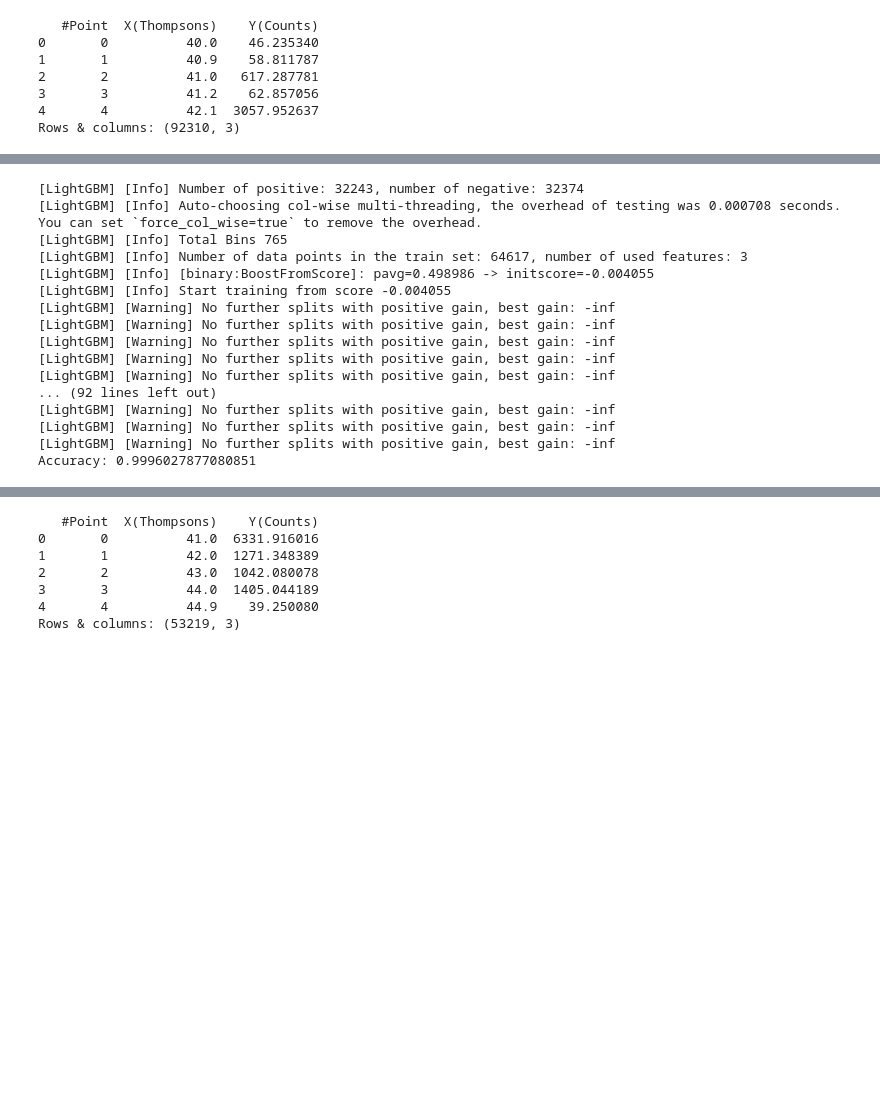
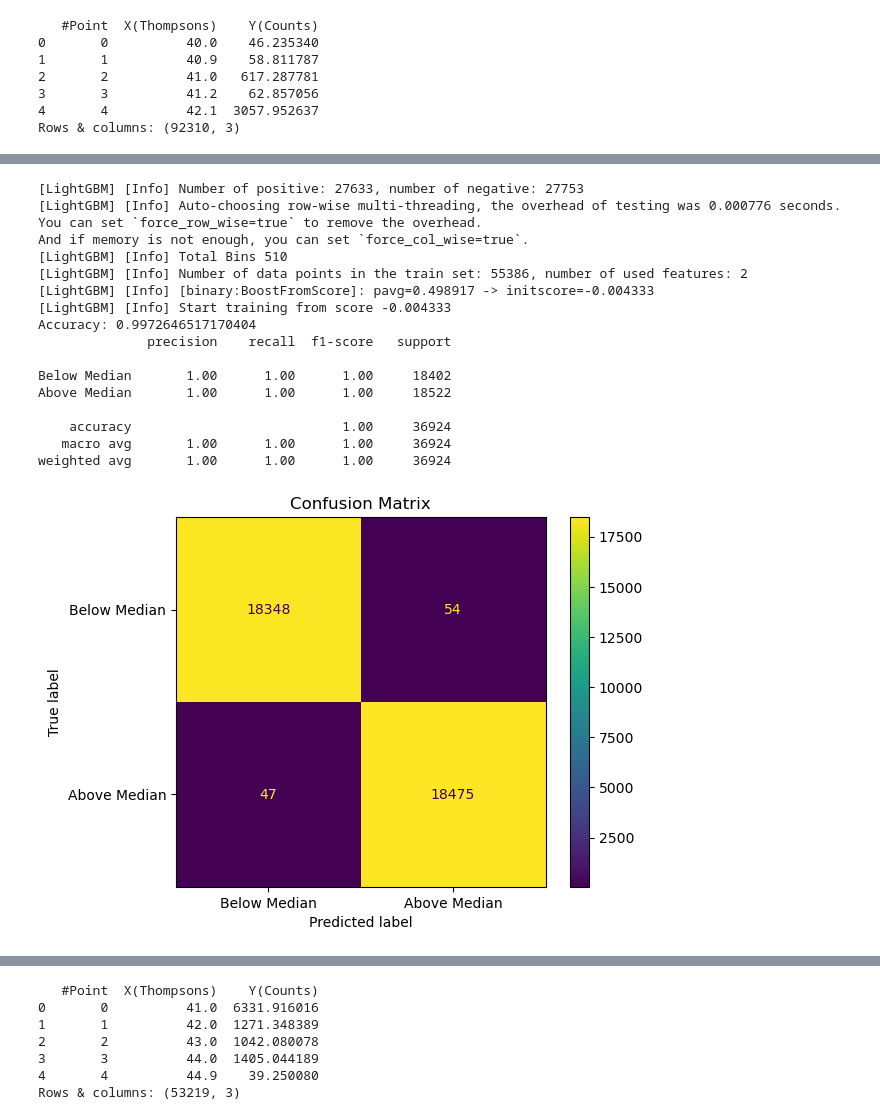
Before and after one commit to mutasim18/Mass-Sceptra-Classification, a Jupyter notebook: Source Code/lightGBM.ipynb, the cells around one changed output, grey strips where cells are left out. Drawn from its saved outputs; the diff is of its cells as text; code cells hidden in the pictures; blank space fills up the shorter version.

```diff
--- a/Source Code/lightGBM.ipynb
+++ b/Source Code/lightGBM.ipynb
@@ -111,47 +123,69 @@ Cheking for missing values :
 # %%
 # lightBGM on CM1
+import matplotlib.pyplot as plt
 import pandas as pd
 import numpy as np
 import lightgbm as lgb
 from sklearn.model_selection import train_test_split
-from sklearn.metrics import accuracy_score
+from sklearn.metrics import classification_report, accuracy_score, ConfusionMatrixDisplay
 
 # Split dataset into features and target
-X = combined_CM1_data[['X(Thompsons)', 'area_ratio', 'std_ratio']]
+X = combined_CM1_data[['X(Thompsons)', 'cosine_similarity']]
 # Convert Y(Counts) into binary labels based on the median
 y = (combined_CM1_data['Y(Counts)'] > combined_CM1_data['Y(Counts)'].median()).astype(int)
 #y = combined_CM1_data['Y(Counts)']  # Target: Y(Counts)
 
 # Split data into training and testing sets
-X_train, X_test, y_train, y_test = train_test_split(X, y, test_size=0.3, random_state=50)
+X_train, X_test, y_train, y_test = train_test_split(X, y, test_size=0.4, random_state=50)
 
 # Initialize LightGBM classifier
 model = lgb.LGBMClassifier(boosting_type='gbdt', num_leaves=31, learning_rate=0.05, n_estimators=100)
 
 # Train the model
 model.fit(X_train, y_train)
 
 # Make predictions
 y_pred = model.predict(X_test)
 
 # Evaluate the model
 accuracy = accuracy_score(y_test, y_pred)
 print(f"Accuracy: {accuracy:}")
+
+# Classification Report
+report = classification_report(y_test, y_pred, target_names=["Below Median", "Above Median"])
+print(report)
+
+# Confusion Matrix
+ConfusionMatrixDisplay.from_estimator(model, X_test, y_test, display_labels=["Below Median", "Above Median"])
+plt.title("Confusion Matrix")
+plt.show()
+
+# Feature Importance
+feature_importances = model.feature_importances_
+features = X.columns
+plt.barh(features, feature_importances, color='skyblue')
+for i, v in enumerate(feature_importances):
+    plt.text(v + 0.01, i, f"{v:.2f}", va='center')
+plt.title("Feature Importance")
+plt.xlabel("Importance")
+plt.ylabel("Features")
+plt.show()
 # %% [output]
-[LightGBM] [Info] Number of positive: 32243, number of negative: 32374
-[LightGBM] [Info] Auto-choosing col-wise multi-threading, the overhead of testing was 0.000708 seconds.
-You can set `force_col_wise=true` to remove the overhead.
-[LightGBM] [Info] Total Bins 765
-[LightGBM] [Info] Number of data points in the train set: 64617, number of used features: 3
-[LightGBM] [Info] [binary:BoostFromScore]: pavg=0.498986 -> initscore=-0.004055
-[LightGBM] [Info] Start training from score -0.004055
-[LightGBM] [Warning] No further splits with positive gain, best gain: -inf
-[LightGBM] [Warning] No further splits with positive gain, best gain: -inf
-[LightGBM] [Warning] No further splits with positive gain, best gain: -inf
-[LightGBM] [Warning] No further splits with positive gain, best gain: -inf
-[LightGBM] [Warning] No further splits with positive gain, best gain: -inf
-... (92 lines left out)
-[LightGBM] [Warning] No further splits with positive gain, best gain: -inf
-[LightGBM] [Warning] No further splits with positive gain, best gain: -inf
-[LightGBM] [Warning] No further splits with positive gain, best gain: -inf
-Accuracy: 0.9996027877080851
+[LightGBM] [Info] Number of positive: 27633, number of negative: 27753
+[LightGBM] [Info] Auto-choosing row-wise multi-threading, the overhead of testing was 0.000776 seconds.
+You can set `force_row_wise=true` to remove the overhead.
+And if memory is not enough, you can set `force_col_wise=true`.
+[LightGBM] [Info] Total Bins 510
+[LightGBM] [Info] Number of data points in the train set: 55386, number of used features: 2
+[LightGBM] [Info] [binary:BoostFromScore]: pavg=0.498917 -> initscore=-0.004333
+[LightGBM] [Info] Start training from score -0.004333
+Accuracy: 0.9972646517170404
+              precision    recall  f1-score   support
+
+Below Median       1.00      1.00      1.00     18402
+Above Median       1.00      1.00      1.00     18522
+
+    accuracy                           1.00     36924
+   macro avg       1.00      1.00      1.00     36924
+weighted avg       1.00      1.00      1.00     36924
+[figure, added]
```
Also changed, not shown: parts of 8 cells of this notebook.
